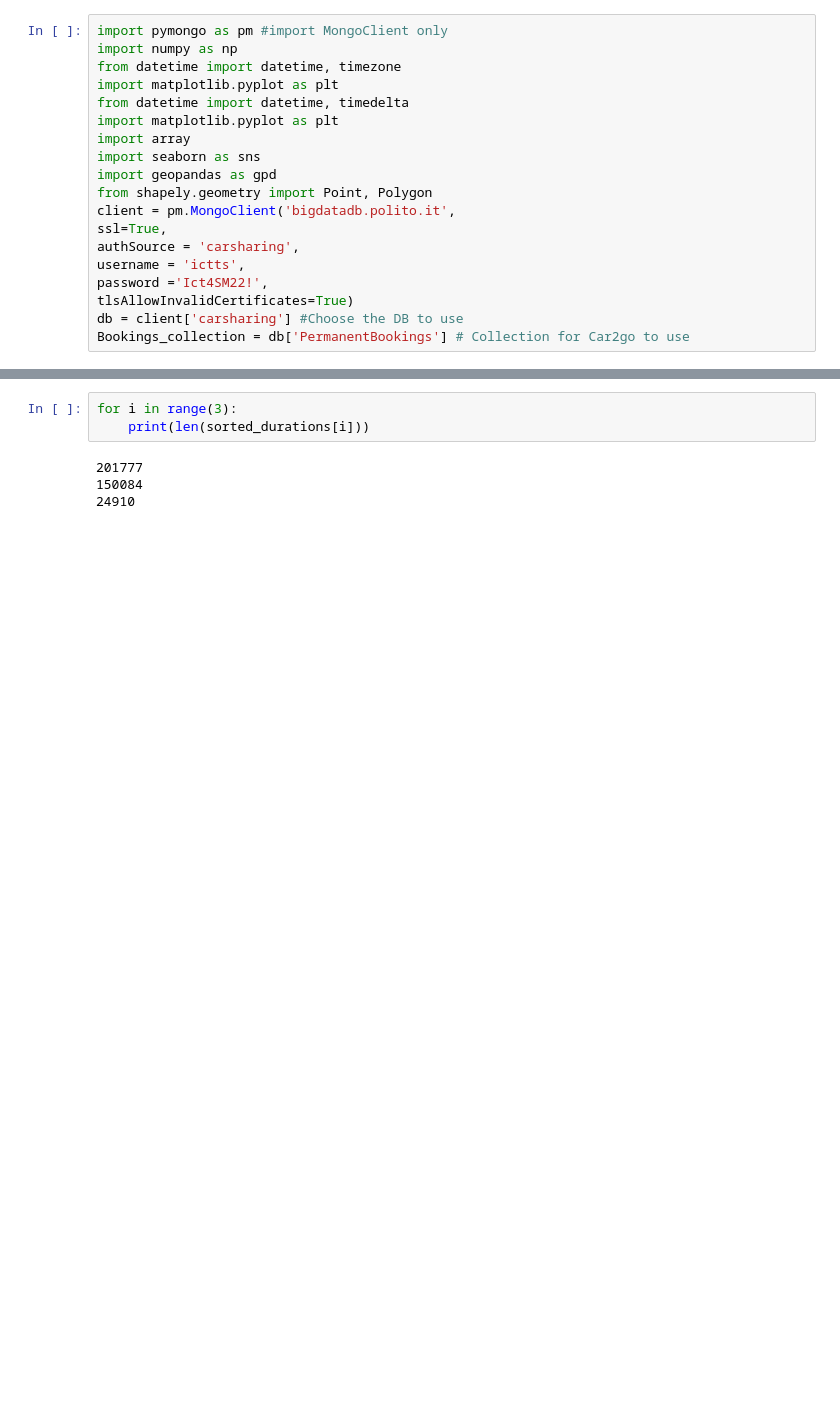
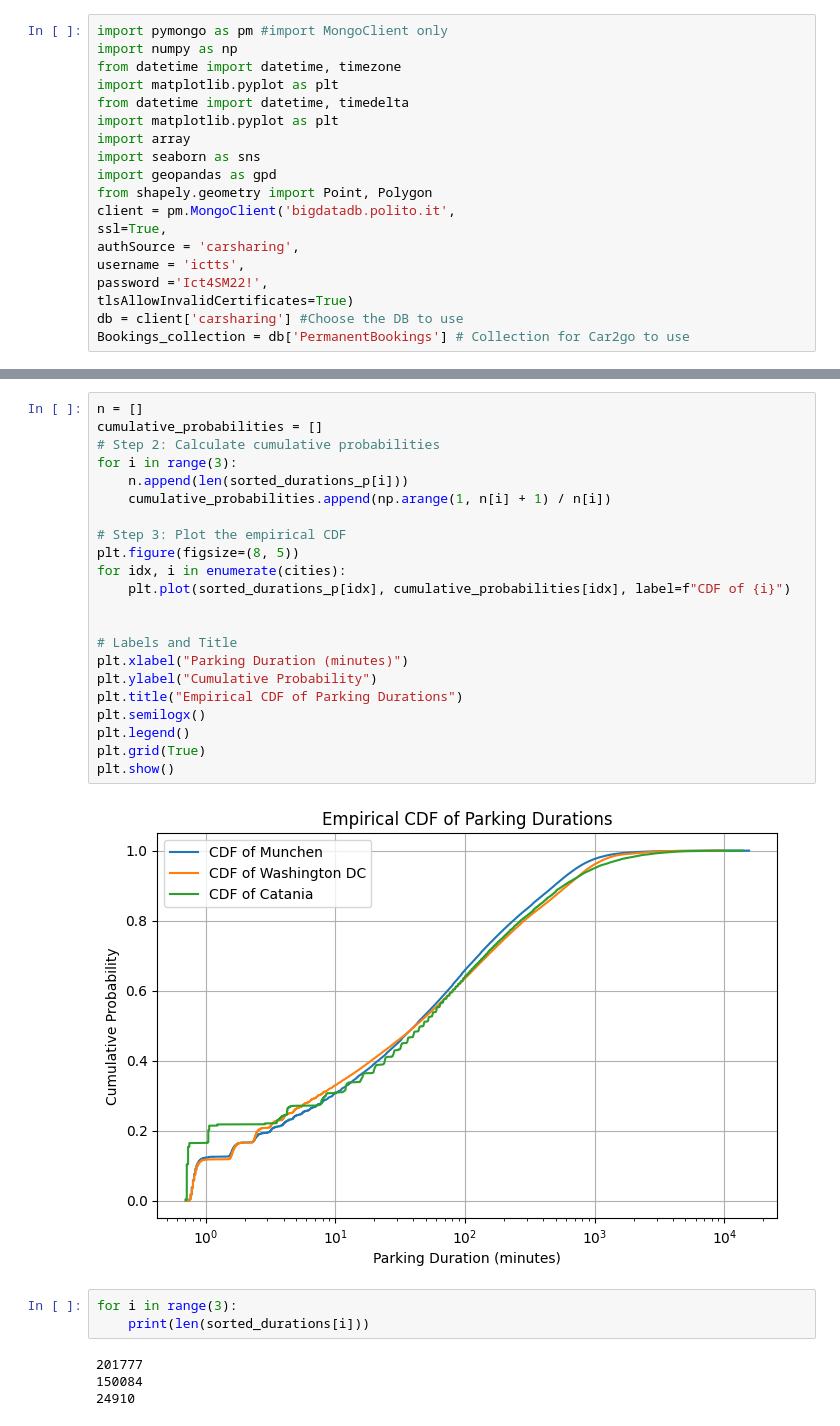
Before and after one commit to Mattiane/ICTforSmartMobilty_project, a Jupyter notebook: lab1.ipynb, the cells around one changed output, grey strips where cells are left out. Cells and saved outputs as stored; diff of their text form; blank space fills up the shorter version.

```diff
--- a/lab1.ipynb
+++ b/lab1.ipynb
@@ -289,3 +397,27 @@ plt.show()
+# %%
+n = []
+cumulative_probabilities = []
+# Step 2: Calculate cumulative probabilities
+for i in range(3):
+    n.append(len(sorted_durations_p[i]))
+    cumulative_probabilities.append(np.arange(1, n[i] + 1) / n[i])
+
+# Step 3: Plot the empirical CDF
+plt.figure(figsize=(8, 5))
+for idx, i in enumerate(cities):
+    plt.plot(sorted_durations_p[idx], cumulative_probabilities[idx], label=f"CDF of {i}")
+
+
+# Labels and Title
+plt.xlabel("Parking Duration (minutes)")
+plt.ylabel("Cumulative Probability")
+plt.title("Empirical CDF of Parking Durations")
+plt.semilogx()
+plt.legend()
+plt.grid(True)
+plt.show()
+# %% [output]
+[figure, added]
 # %%
 for i in range(3):
     print(len(sorted_durations[i]))
```
Also changed, not shown: parts of 25 cells of this notebook.
